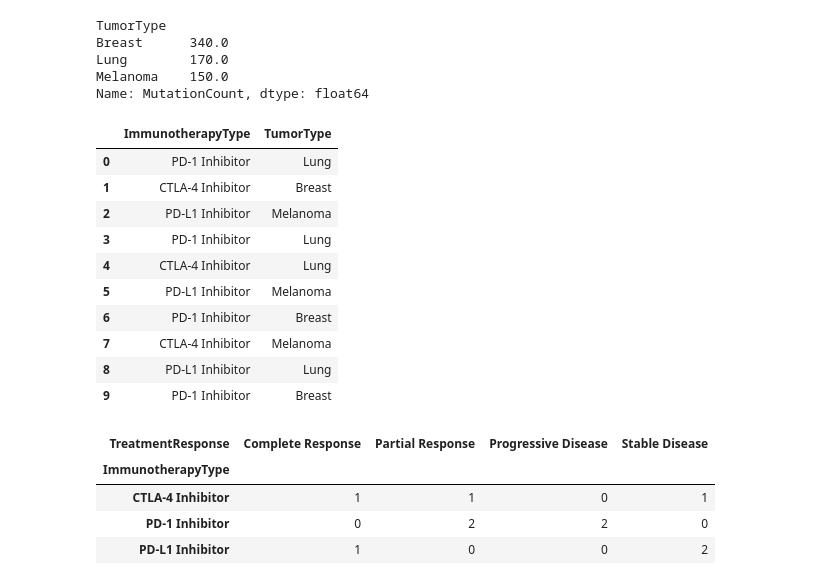
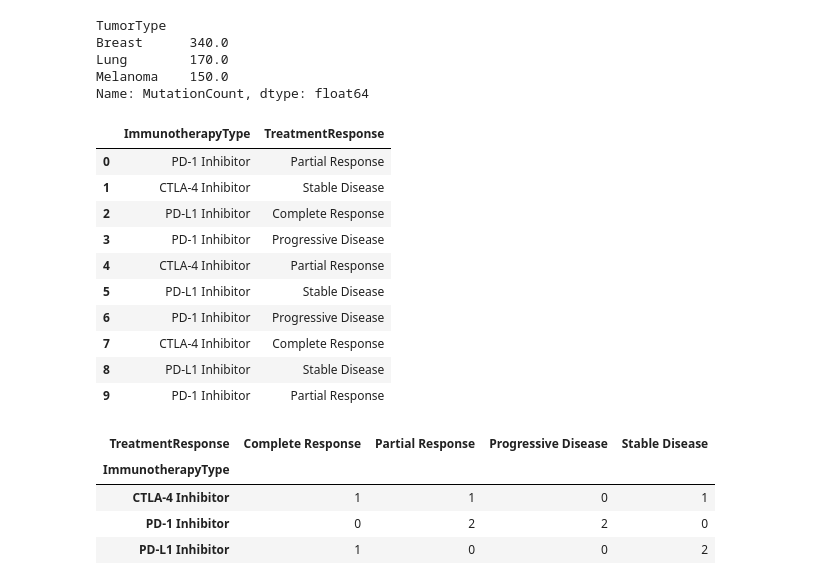
Before and after one commit to itschathura/Machine-Learning-for-Bioinformatics, a Jupyter notebook: Day2 - Matplotlib & Seaborn for graphs, charts/mycancer.ipynb, the cells around one changed output. Saved outputs shown, nothing was run; the diff lists cells and outputs as text; code cells hidden in the pictures.

```diff
--- a/Day2 - Matplotlib & Seaborn for graphs, charts/mycancer.ipynb
+++ b/Day2 - Matplotlib & Seaborn for graphs, charts/mycancer.ipynb
@@ -148,19 +174,19 @@ Lung        170.0
 Melanoma    150.0
 Name: MutationCount, dtype: float64
 # %%
-df[['ImmunotherapyType','TumorType']]
+df[['ImmunotherapyType','TreatmentResponse']]
 # %% [output]
-|  | ImmunotherapyType | TumorType |
-| 0 | PD-1 Inhibitor | Lung |
-| 1 | CTLA-4 Inhibitor | Breast |
-| 2 | PD-L1 Inhibitor | Melanoma |
-| 3 | PD-1 Inhibitor | Lung |
-| 4 | CTLA-4 Inhibitor | Lung |
-| 5 | PD-L1 Inhibitor | Melanoma |
-| 6 | PD-1 Inhibitor | Breast |
-| 7 | CTLA-4 Inhibitor | Melanoma |
-| 8 | PD-L1 Inhibitor | Lung |
-| 9 | PD-1 Inhibitor | Breast |
+|  | ImmunotherapyType | TreatmentResponse |
+| 0 | PD-1 Inhibitor | Partial Response |
+| 1 | CTLA-4 Inhibitor | Stable Disease |
+| 2 | PD-L1 Inhibitor | Complete Response |
+| 3 | PD-1 Inhibitor | Progressive Disease |
+| 4 | CTLA-4 Inhibitor | Partial Response |
+| 5 | PD-L1 Inhibitor | Stable Disease |
+| 6 | PD-1 Inhibitor | Progressive Disease |
+| 7 | CTLA-4 Inhibitor | Complete Response |
+| 8 | PD-L1 Inhibitor | Stable Disease |
+| 9 | PD-1 Inhibitor | Partial Response |
 # %%
 pd.crosstab(
     df['ImmunotherapyType'],
```
Also changed, not shown: parts of 9 cells of this notebook, 3 other files.
